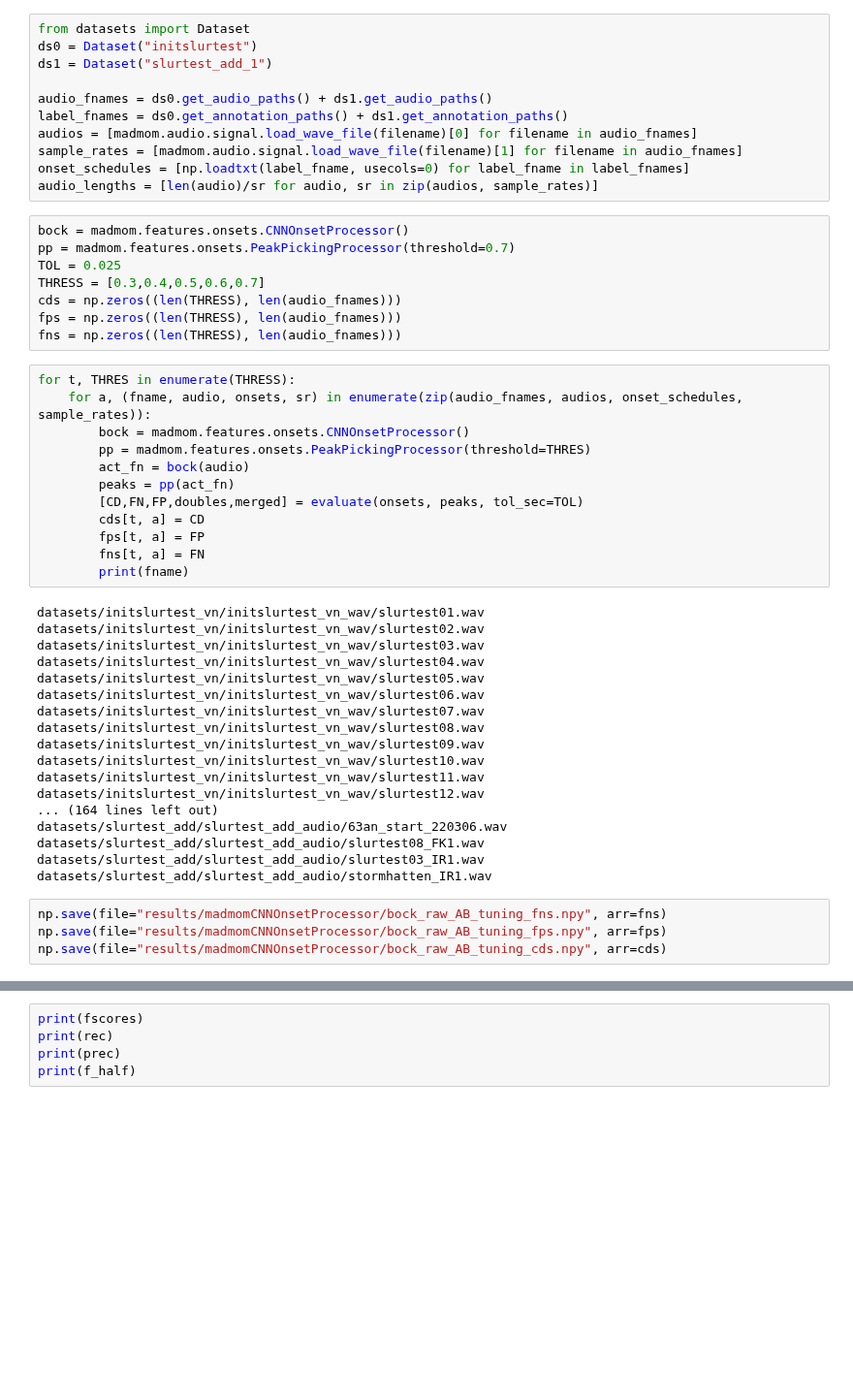
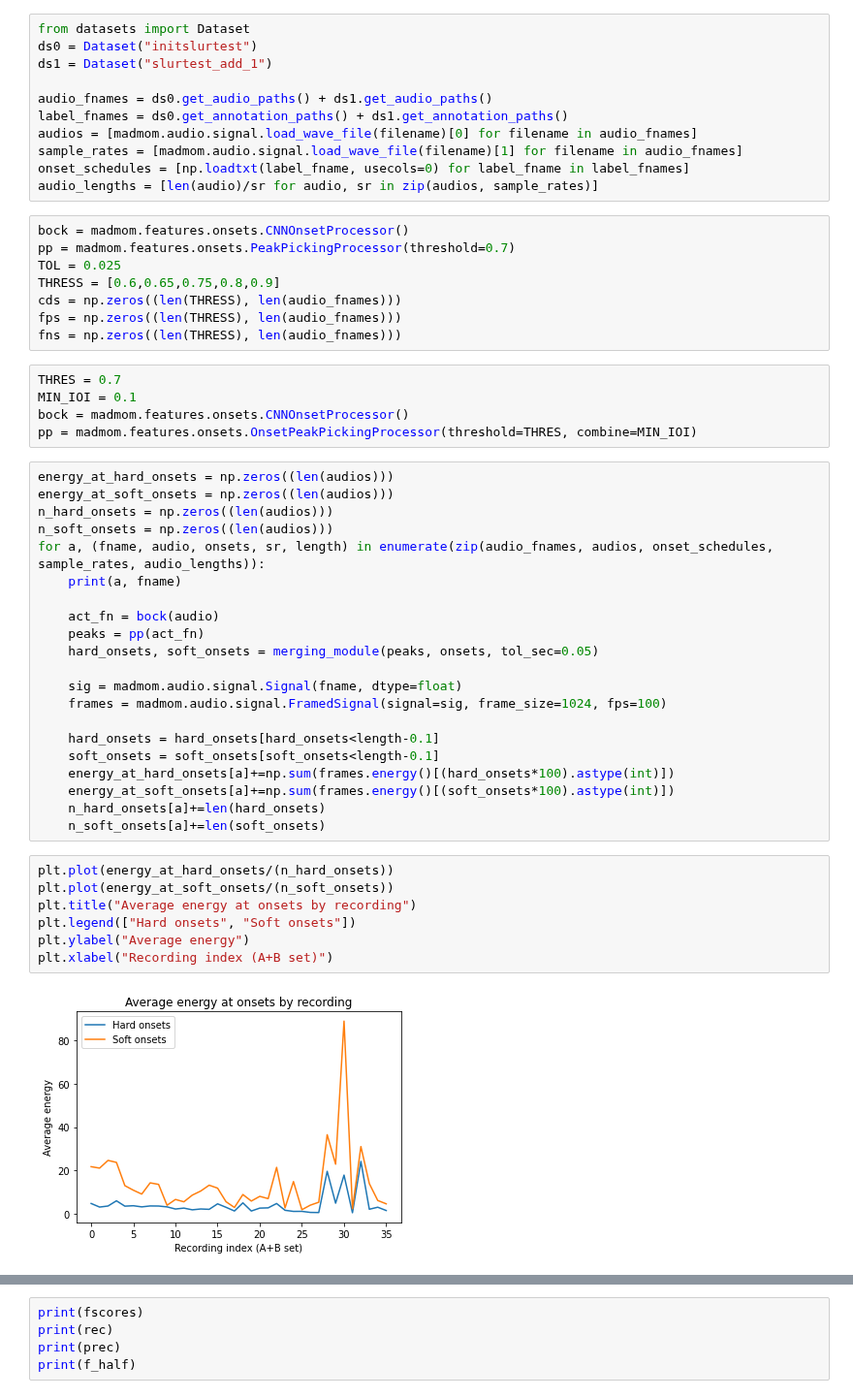
Before and after one commit to SimonFalk/beyondPianoRoll, a Jupyter notebook: bockraw-analysis.ipynb, the cells around one changed output, grey strips where cells are left out. Shown at 97% size. Saved outputs shown, nothing was run; the diff lists cells and outputs as text; blank space fills up the shorter version.

```diff
--- a/bockraw-analysis.ipynb
+++ b/bockraw-analysis.ipynb
@@ -28,41 +29,42 @@ audio_lengths = [len(audio)/sr for audio, sr in zip(audios, sample_rates)]
 bock = madmom.features.onsets.CNNOnsetProcessor()
 pp = madmom.features.onsets.PeakPickingProcessor(threshold=0.7)
 TOL = 0.025
-THRESS = [0.3,0.4,0.5,0.6,0.7]
+THRESS = [0.6,0.65,0.75,0.8,0.9]
 cds = np.zeros((len(THRESS), len(audio_fnames)))
 fps = np.zeros((len(THRESS), len(audio_fnames)))
 fns = np.zeros((len(THRESS), len(audio_fnames)))
-# %%
-for t, THRES in enumerate(THRESS):
-    for a, (fname, audio, onsets, sr) in enumerate(zip(audio_fnames, audios, onset_schedules, sample_rates)):
-        bock = madmom.features.onsets.CNNOnsetProcessor()
-        pp = madmom.features.onsets.PeakPickingProcessor(threshold=THRES)
-        act_fn = bock(audio)
-        peaks = pp(act_fn)
-        [CD,FN,FP,doubles,merged] = evaluate(onsets, peaks, tol_sec=TOL)
-        cds[t, a] = CD
-        fps[t, a] = FP
-        fns[t, a] = FN
-        print(fname)
-# %% [output]
-datasets/initslurtest_vn/initslurtest_vn_wav/slurtest01.wav
-datasets/initslurtest_vn/initslurtest_vn_wav/slurtest02.wav
-datasets/initslurtest_vn/initslurtest_vn_wav/slurtest03.wav
-datasets/initslurtest_vn/initslurtest_vn_wav/slurtest04.wav
-datasets/initslurtest_vn/initslurtest_vn_wav/slurtest05.wav
-datasets/initslurtest_vn/initslurtest_vn_wav/slurtest06.wav
-datasets/initslurtest_vn/initslurtest_vn_wav/slurtest07.wav
-datasets/initslurtest_vn/initslurtest_vn_wav/slurtest08.wav
-datasets/initslurtest_vn/initslurtest_vn_wav/slurtest09.wav
-datasets/initslurtest_vn/initslurtest_vn_wav/slurtest10.wav
-datasets/initslurtest_vn/initslurtest_vn_wav/slurtest11.wav
-datasets/initslurtest_vn/initslurtest_vn_wav/slurtest12.wav
-... (164 lines left out)
-datasets/slurtest_add/slurtest_add_audio/63an_start_220306.wav
-datasets/slurtest_add/slurtest_add_audio/slurtest08_FK1.wav
-datasets/slurtest_add/slurtest_add_audio/slurtest03_IR1.wav
-datasets/slurtest_add/slurtest_add_audio/stormhatten_IR1.wav
-# %%
-np.save(file="results/madmomCNNOnsetProcessor/bock_raw_AB_tuning_fns.npy", arr=fns)
-np.save(file="results/madmomCNNOnsetProcessor/bock_raw_AB_tuning_fps.npy", arr=fps)
-np.save(file="results/madmomCNNOnsetProcessor/bock_raw_AB_tuning_cds.npy", arr=cds)
+# %%
+THRES = 0.7
+MIN_IOI = 0.1
+bock = madmom.features.onsets.CNNOnsetProcessor()
+pp = madmom.features.onsets.OnsetPeakPickingProcessor(threshold=THRES, combine=MIN_IOI)
+# %%
+energy_at_hard_onsets = np.zeros((len(audios)))
+energy_at_soft_onsets = np.zeros((len(audios)))
+n_hard_onsets = np.zeros((len(audios)))
+n_soft_onsets = np.zeros((len(audios)))
+for a, (fname, audio, onsets, sr, length) in enumerate(zip(audio_fnames, audios, onset_schedules, sample_rates, audio_lengths)):
+    print(a, fname)
+
+    act_fn = bock(audio)
+    peaks = pp(act_fn)
+    hard_onsets, soft_onsets = merging_module(peaks, onsets, tol_sec=0.05)
+
+    sig = madmom.audio.signal.Signal(fname, dtype=float)
+    frames = madmom.audio.signal.FramedSignal(signal=sig, frame_size=1024, fps=100)
+
+    hard_onsets = hard_onsets[hard_onsets<length-0.1]
+    soft_onsets = soft_onsets[soft_onsets<length-0.1]
+    energy_at_hard_onsets[a]+=np.sum(frames.energy()[(hard_onsets*100).astype(int)])
+    energy_at_soft_onsets[a]+=np.sum(frames.energy()[(soft_onsets*100).astype(int)])
+    n_hard_onsets[a]+=len(hard_onsets)
+    n_soft_onsets[a]+=len(soft_onsets)
+# %%
+plt.plot(energy_at_hard_onsets/(n_hard_onsets))
+plt.plot(energy_at_soft_onsets/(n_soft_onsets))
+plt.title("Average energy at onsets by recording")
+plt.legend(["Hard onsets", "Soft onsets"])
+plt.ylabel("Average energy")
+plt.xlabel("Recording index (A+B set)")
+# %% [output]
+[figure, added]
```
Also changed, not shown: parts of 12 cells of this notebook.
